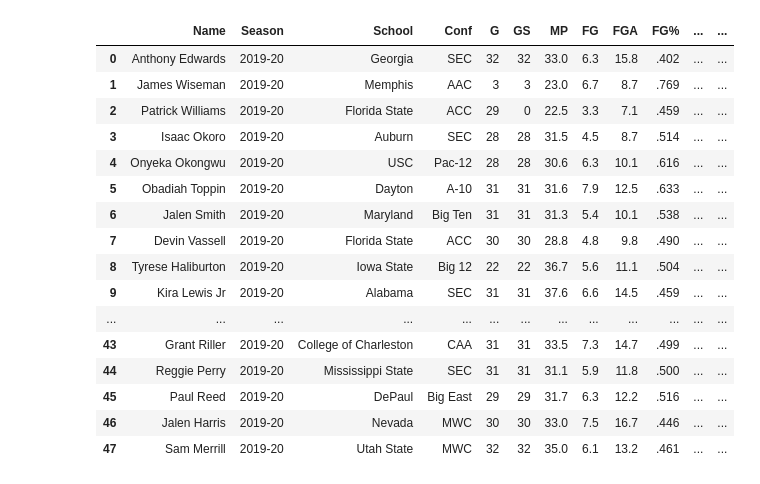
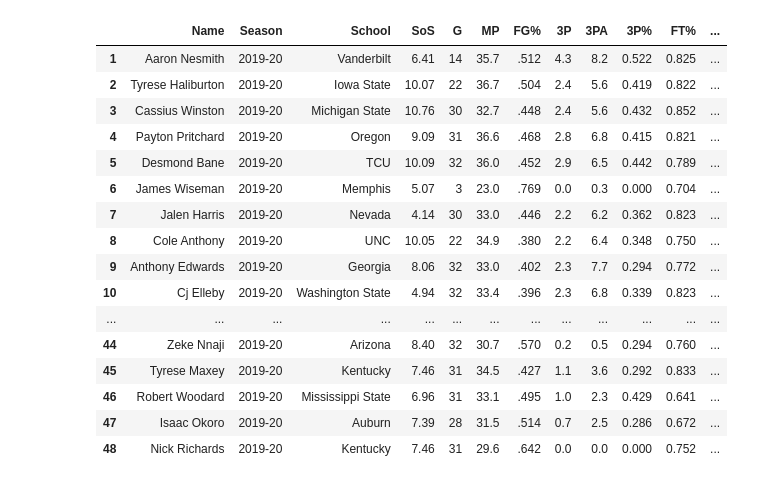
Before and after one commit to EvanJW7/2021-NBA-Draft-Prospect-Stats, a Jupyter notebook: 2020 Stats/2020.ipynb, the cells around one changed output. Cells and saved outputs as stored; diff of their text form; code cells hidden in the pictures.

```diff
--- a/2020 Stats/2020.ipynb
+++ b/2020 Stats/2020.ipynb
@@ -4,58 +4,103 @@ import requests
 import pandas as pd
 headers = {'User Agent':'Mozilla/5.0'}
 
-players = ['anthony-edwards-2', 'james-wiseman', 'patrick-williams-2', 'isaac-okoro', 'onyeka-okongwu', 'obadiah-toppin', 'jalen-smith',
-           'devin-vassell', 'tyrese-haliburton', 'kira-lewisjr', 'aaron-nesmith', 'cole-anthony', 'isaiah-stewart-2', 'josh-green-2',
-           'saddiq-bey', 'precious-achiuwa', 'tyrese-maxey', 'zeke-nnaji', 'immanuel-quickley', 'payton-pritchard', 'udoka-azubuike',
-           'jaden-mcdaniels', 'malachi-flynn', 'desmond-bane', 'tyrell-terry', 'vernon-careyjr', 'daniel-oturu', 'xavier-tillman',
-           'tyler-bey', 'saben-lee', 'elijah-hughes', 'robert-woodard-2', 'tre-jones', 'nick-richards-2', 'jahmius-ramsey',
-           'jordan-nwora', 'cj-elleby', 'nico-mannion', 'isaiah-joe', 'skylar-mays', 'justinian-jessup', 'cassius-winston',
-           'cassius-stanley', 'jay-scrubb', 'grant-riller', 'reggie-perry-2', 'paul-reed-5', 'jalen-harris-2', 'sam-merrill']
+players = ['anthony-edwards-2', 'james-wiseman', 'patrick-williams-2', 'isaac-okoro', 'onyeka-okongwu',
+           'obadiah-toppin', 'jalen-smith', 'devin-vassell', 'tyrese-haliburton', 'kira-lewisjr', 'aaron-nesmith',
+           'cole-anthony', 'isaiah-stewart-2', 'josh-green-2','saddiq-bey', 'precious-achiuwa', 'tyrese-maxey',
+           'zeke-nnaji', 'immanuel-quickley', 'payton-pritchard',  'udoka-azubuike', 'jaden-mcdaniels',
+           'malachi-flynn', 'desmond-bane', 'tyrell-terry', 'vernon-careyjr', 'daniel-oturu', 'xavier-tillman',
+           'tyler-bey', 'saben-lee', 'elijah-hughes', 'robert-woodard-2', 'tre-jones', 'nick-richards-2',
+           'jahmius-ramsey', 'jordan-nwora', 'cj-elleby', 'nico-mannion', 'isaiah-joe', 'skylar-mays',
+           'justinian-jessup', 'cassius-winston', 'cassius-stanley', 'jay-scrubb', 'grant-riller', 'reggie-perry-2',
+           'paul-reed-5', 'jalen-harris-2', 'sam-merrill']
 
 player_stats = []
 playerlist = []
 
 for player in players:
     try:
         if player[-1].isdigit():
             url = f'https://www.sports-reference.com/cbb/players/{player}.html'
         else:
             url = f'https://www.sports-reference.com/cbb/players/{player}-1.html'
         res = requests.get(url)
         soup = BeautifulSoup(res.content, 'lxml')
         header = [th.getText() for th in soup.findAll('tr', limit = 2)[0].findAll('th')]
         rows = soup.findAll('tr')
         player_stats.append([td.getText() for td in soup.find('tr', id ='players_per_game.2020')])
         table = pd.DataFrame(player_stats, columns = header)
+        for i in player_stats:
+            if i[14] == '':
+                i[14] = str(0.0)
+
         player = player.replace('-',' ').title()
         if player[-1].isdigit():
             player = player[:-2]
-
         if player[-2:] == 'jr':
             player = player.replace('jr', ' Jr')
-
         playerlist.append(player)
 
     except:
         continue
 
 table.insert(0, "Name", playerlist)
+table['MP'] = table['MP'].astype(float)
+table['PTS'] = table['PTS'].astype(float)
+table['AST'] = table['AST'].astype(float)
+table['TRB'] = table['TRB'].astype(float)
+table['BLK'] = table['BLK'].astype(float)
+table['STL'] = table['STL'].astype(float)
+table['3P'] = table['3P'].astype(float)
+table['3PA'] = table['3PA'].astype(float)
+table['TOV'] = table['TOV'].astype(float)
+table['SOS'] = table['SOS'].astype(float)
+table['PF'] = table['PF'].astype(float)
+table['FT%'] = table['FT%'].astype(float)
+table['3P%'] = table['3P%'].astype(float)
+
+per40 = 40/table['MP']
+
+table["Player Grade"] = ((table['PTS']*per40) + (table['TRB']*1.25*per40) + (table['AST']*2*per40) +
+(table['BLK']*3*per40) + (table['STL']*3*per40) + (table['3P']*7*per40)+ (table['FT%']*7) + (table['SOS']) +
+(table['3P%']*10))
+
+table["Player Grade"] = table["Player Grade"]*1.10
+table["Player Grade"] = (round(table["Player Grade"]))
+table["Player Grade"]= table["Player Grade"].astype(int)
+
+table = table.sort_values(by= "Player Grade", ascending=False)
+table.insert(4, 'SoS', table['SOS'])
+table.reset_index(drop = True, inplace=True)
+import numpy as np
+table.index = np.arange(1, len(table)+1)
+del table['SOS']
+del table['Conf']
+del table['ORB']
+del table['DRB']
+del table['GS']
+del table['FG']
+del table['FGA']
+del table['FT']
+del table['FTA']
+del table['2P']
+del table['2PA']
+del table['2P%']
 table
 # %% [output]
-|  | Name | Season | School | Conf | G | GS | MP | FG | FGA | FG% | ... | ... |
-| 0 | Anthony Edwards | 2019-20 | Georgia | SEC | 32 | 32 | 33.0 | 6.3 | 15.8 | .402 | ... | ... |
-| 1 | James Wiseman | 2019-20 | Memphis | AAC | 3 | 3 | 23.0 | 6.7 | 8.7 | .769 | ... | ... |
-| 2 | Patrick Williams | 2019-20 | Florida State | ACC | 29 | 0 | 22.5 | 3.3 | 7.1 | .459 | ... | ... |
-| 3 | Isaac Okoro | 2019-20 | Auburn | SEC | 28 | 28 | 31.5 | 4.5 | 8.7 | .514 | ... | ... |
-| 4 | Onyeka Okongwu | 2019-20 | USC | Pac-12 | 28 | 28 | 30.6 | 6.3 | 10.1 | .616 | ... | ... |
-| 5 | Obadiah Toppin | 2019-20 | Dayton | A-10 | 31 | 31 | 31.6 | 7.9 | 12.5 | .633 | ... | ... |
-| 6 | Jalen Smith | 2019-20 | Maryland | Big Ten | 31 | 31 | 31.3 | 5.4 | 10.1 | .538 | ... | ... |
-| 7 | Devin Vassell | 2019-20 | Florida State | ACC | 30 | 30 | 28.8 | 4.8 | 9.8 | .490 | ... | ... |
-| 8 | Tyrese Haliburton | 2019-20 | Iowa State | Big 12 | 22 | 22 | 36.7 | 5.6 | 11.1 | .504 | ... | ... |
-| 9 | Kira Lewis Jr | 2019-20 | Alabama | SEC | 31 | 31 | 37.6 | 6.6 | 14.5 | .459 | ... | ... |
+|  | Name | Season | School | SoS | G | MP | FG% | 3P | 3PA | 3P% | FT% | ... |
+| 1 | Aaron Nesmith | 2019-20 | Vanderbilt | 6.41 | 14 | 35.7 | .512 | 4.3 | 8.2 | 0.522 | 0.825 | ... |
+| 2 | Tyrese Haliburton | 2019-20 | Iowa State | 10.07 | 22 | 36.7 | .504 | 2.4 | 5.6 | 0.419 | 0.822 | ... |
+| 3 | Cassius Winston | 2019-20 | Michigan State | 10.76 | 30 | 32.7 | .448 | 2.4 | 5.6 | 0.432 | 0.852 | ... |
+| 4 | Payton Pritchard | 2019-20 | Oregon | 9.09 | 31 | 36.6 | .468 | 2.8 | 6.8 | 0.415 | 0.821 | ... |
+| 5 | Desmond Bane | 2019-20 | TCU | 10.09 | 32 | 36.0 | .452 | 2.9 | 6.5 | 0.442 | 0.789 | ... |
+| 6 | James Wiseman | 2019-20 | Memphis | 5.07 | 3 | 23.0 | .769 | 0.0 | 0.3 | 0.000 | 0.704 | ... |
+| 7 | Jalen Harris | 2019-20 | Nevada | 4.14 | 30 | 33.0 | .446 | 2.2 | 6.2 | 0.362 | 0.823 | ... |
+| 8 | Cole Anthony | 2019-20 | UNC | 10.05 | 22 | 34.9 | .380 | 2.2 | 6.4 | 0.348 | 0.750 | ... |
+| 9 | Anthony Edwards | 2019-20 | Georgia | 8.06 | 32 | 33.0 | .402 | 2.3 | 7.7 | 0.294 | 0.772 | ... |
+| 10 | Cj Elleby | 2019-20 | Washington State | 4.94 | 32 | 33.4 | .396 | 2.3 | 6.8 | 0.339 | 0.823 | ... |
 | ... | ... | ... | ... | ... | ... | ... | ... | ... | ... | ... | ... | ... |
-| 43 | Grant Riller | 2019-20 | College of Charleston | CAA | 31 | 31 | 33.5 | 7.3 | 14.7 | .499 | ... | ... |
-| 44 | Reggie Perry | 2019-20 | Mississippi State | SEC | 31 | 31 | 31.1 | 5.9 | 11.8 | .500 | ... | ... |
-| 45 | Paul Reed | 2019-20 | DePaul | Big East | 29 | 29 | 31.7 | 6.3 | 12.2 | .516 | ... | ... |
-| 46 | Jalen Harris | 2019-20 | Nevada | MWC | 30 | 30 | 33.0 | 7.5 | 16.7 | .446 | ... | ... |
-| 47 | Sam Merrill | 2019-20 | Utah State | MWC | 32 | 32 | 35.0 | 6.1 | 13.2 | .461 | ... | ... |
+| 44 | Zeke Nnaji | 2019-20 | Arizona | 8.40 | 32 | 30.7 | .570 | 0.2 | 0.5 | 0.294 | 0.760 | ... |
+| 45 | Tyrese Maxey | 2019-20 | Kentucky | 7.46 | 31 | 34.5 | .427 | 1.1 | 3.6 | 0.292 | 0.833 | ... |
+| 46 | Robert Woodard | 2019-20 | Mississippi State | 6.96 | 31 | 33.1 | .495 | 1.0 | 2.3 | 0.429 | 0.641 | ... |
+| 47 | Isaac Okoro | 2019-20 | Auburn | 7.39 | 28 | 31.5 | .514 | 0.7 | 2.5 | 0.286 | 0.672 | ... |
+| 48 | Nick Richards | 2019-20 | Kentucky | 7.46 | 31 | 29.6 | .642 | 0.0 | 0.0 | 0.000 | 0.752 | ... |
```
Also changed, not shown: parts of 1 cell of this notebook, 1 other file.
